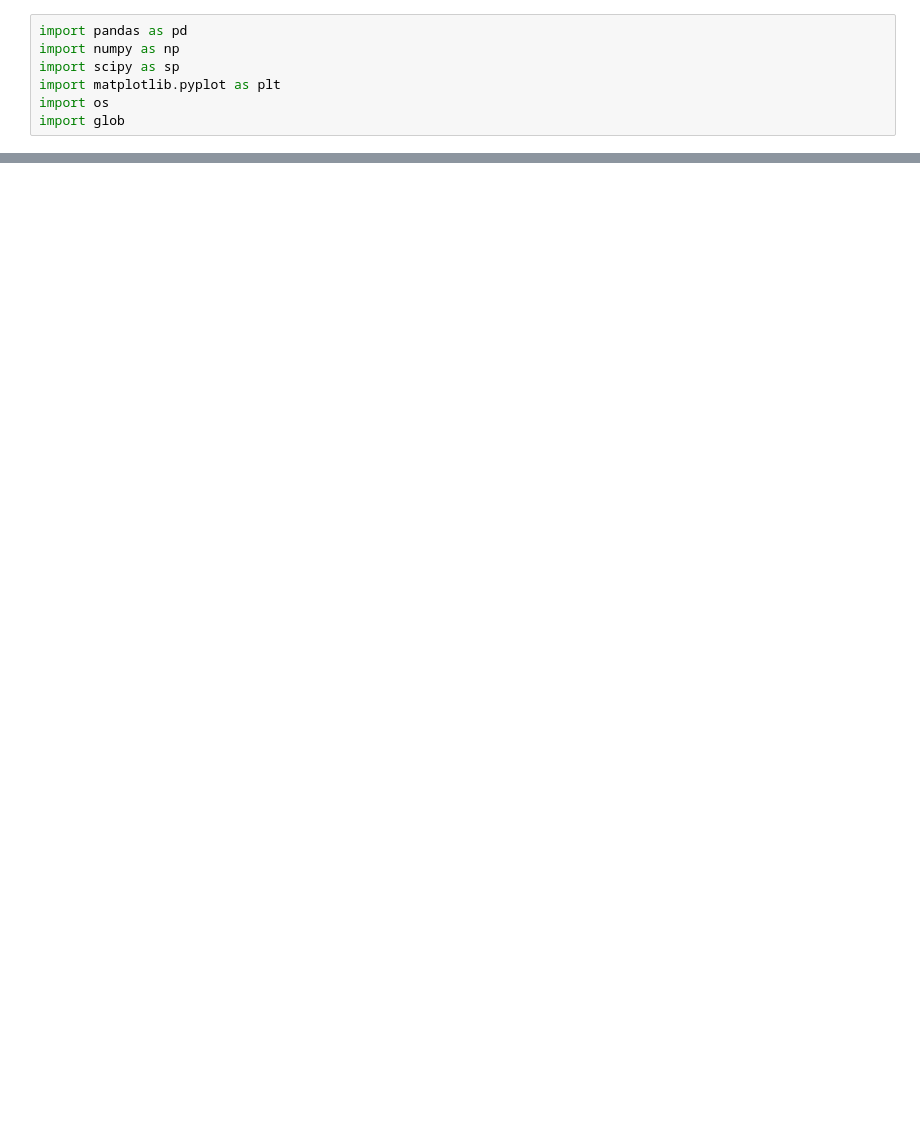
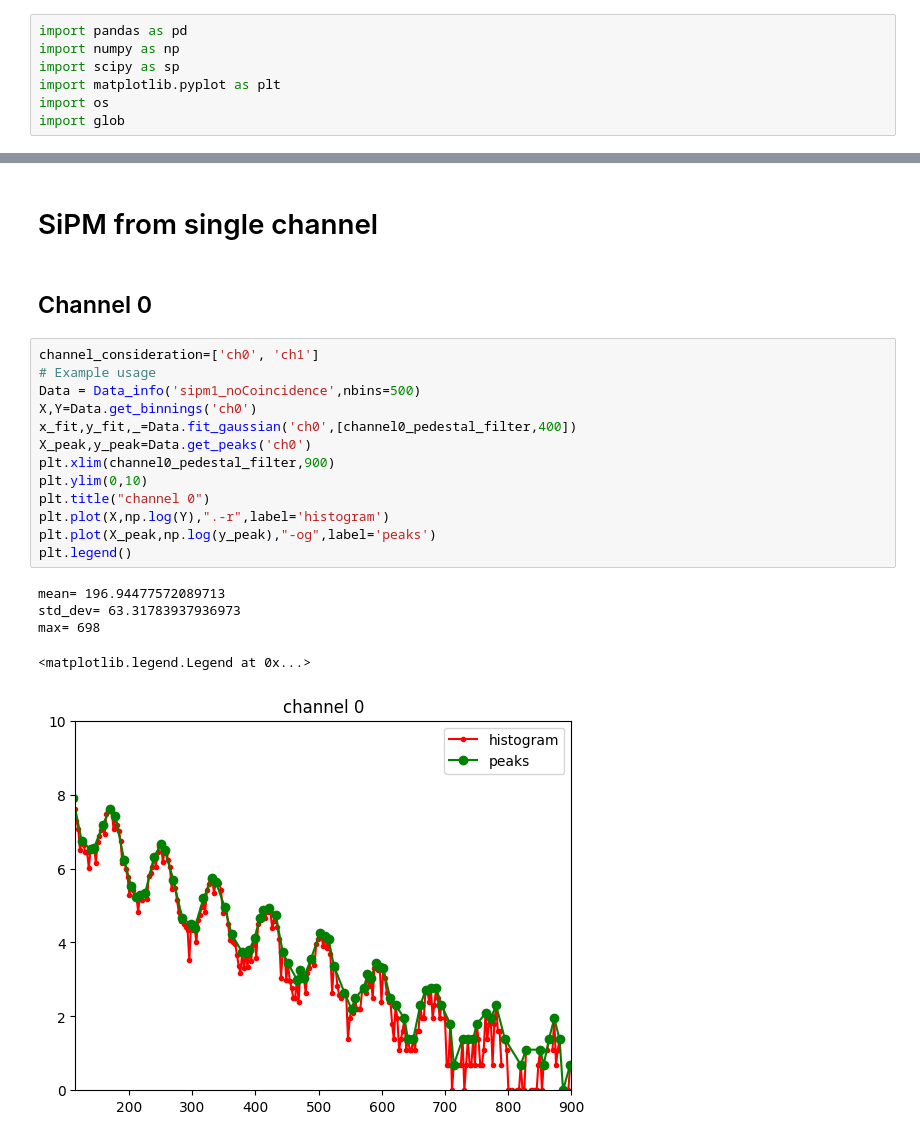
Before and after one commit to keiyinau/LabDataAnalysis, a Jupyter notebook: DataAnalysis_LAB.ipynb, the cells around one changed output, grey strips where cells are left out. Saved outputs shown, nothing was run; the diff lists cells and outputs as text; blank space fills up the shorter version.

```diff
--- a/DataAnalysis_LAB.ipynb
+++ b/DataAnalysis_LAB.ipynb
@@ -27,0 +90,23 @@ def plot_data(name_keywords):
+# %% [markdown]
+# SiPM from single channel
+# %% [markdown]
+## Channel 0
+# %%
+channel_consideration=['ch0', 'ch1']
+# Example usage
+Data = Data_info('sipm1_noCoincidence',nbins=500)
+X,Y=Data.get_binnings('ch0')
+x_fit,y_fit,_=Data.fit_gaussian('ch0',[channel0_pedestal_filter,400])
+X_peak,y_peak=Data.get_peaks('ch0')
+plt.xlim(channel0_pedestal_filter,900)
+plt.ylim(0,10)
+plt.title("channel 0")
+plt.plot(X,np.log(Y),".-r",label='histogram')
+plt.plot(X_peak,np.log(y_peak),"-og",label='peaks')
+plt.legend()
+# %% [output]
+mean= 196.94477572089713
+std_dev= 63.31783937936973
+max= 698
+<matplotlib.legend.Legend at 0x...>
+[figure, added]
```
Also changed, not shown: parts of 24 cells of this notebook, 1 other file.
